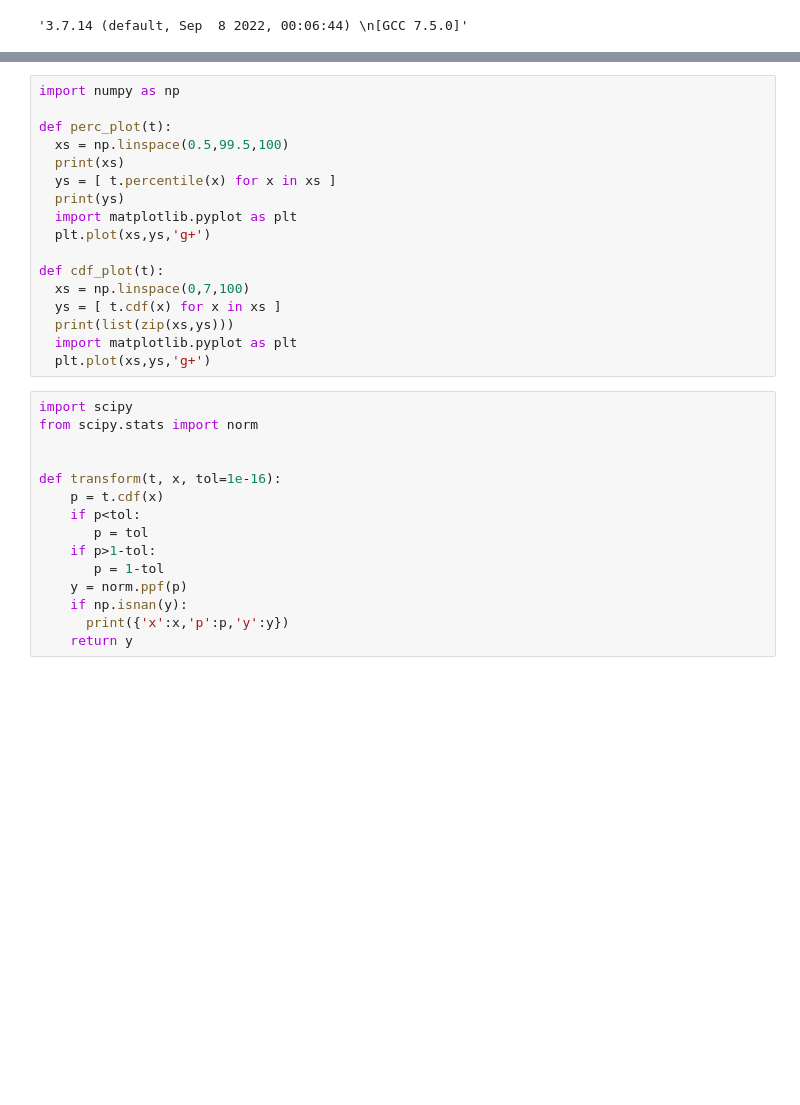
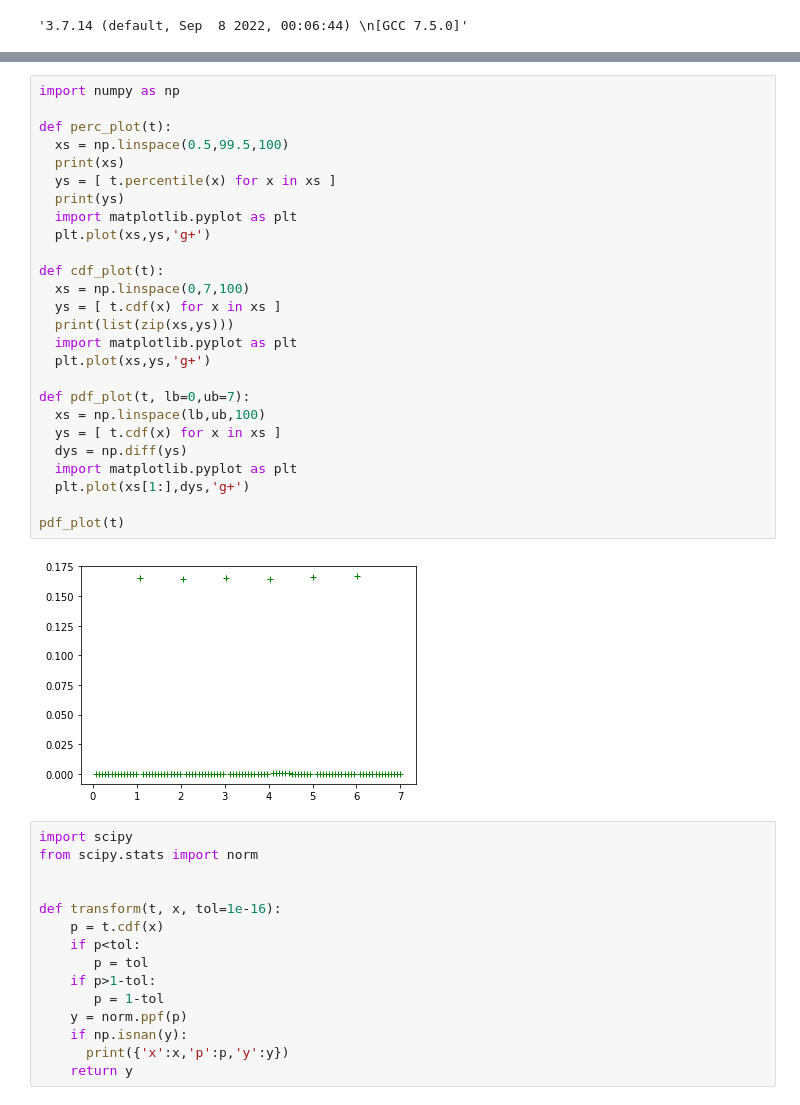
Before and after one commit to microprediction/timeseries-notebooks, a Jupyter notebook: tdigest_composition.ipynb, the cells around one changed output, grey strips where cells are left out. Saved outputs shown, nothing was run; the diff lists cells and outputs as text; blank space fills up the shorter version.

```diff
--- a/tdigest_composition.ipynb
+++ b/tdigest_composition.ipynb
@@ -35,20 +35,31 @@ t.cdf(1.2)
 # %%
 import numpy as np
 
 def perc_plot(t):
   xs = np.linspace(0.5,99.5,100)
   print(xs)
   ys = [ t.percentile(x) for x in xs ]
   print(ys)
   import matplotlib.pyplot as plt
   plt.plot(xs,ys,'g+')
 
 def cdf_plot(t):
   xs = np.linspace(0,7,100)
   ys = [ t.cdf(x) for x in xs ]
   print(list(zip(xs,ys)))
   import matplotlib.pyplot as plt
   plt.plot(xs,ys,'g+')
+
+def pdf_plot(t, lb=0,ub=7):
+  xs = np.linspace(lb,ub,100)
+  ys = [ t.cdf(x) for x in xs ]
+  dys = np.diff(ys)
+  import matplotlib.pyplot as plt
+  plt.plot(xs[1:],dys,'g+')
+
+pdf_plot(t)
+# %% [output]
+[figure, added]
 # %%
 import scipy
 from scipy.stats import norm
```
Also changed, not shown: parts of 9 cells of this notebook.
